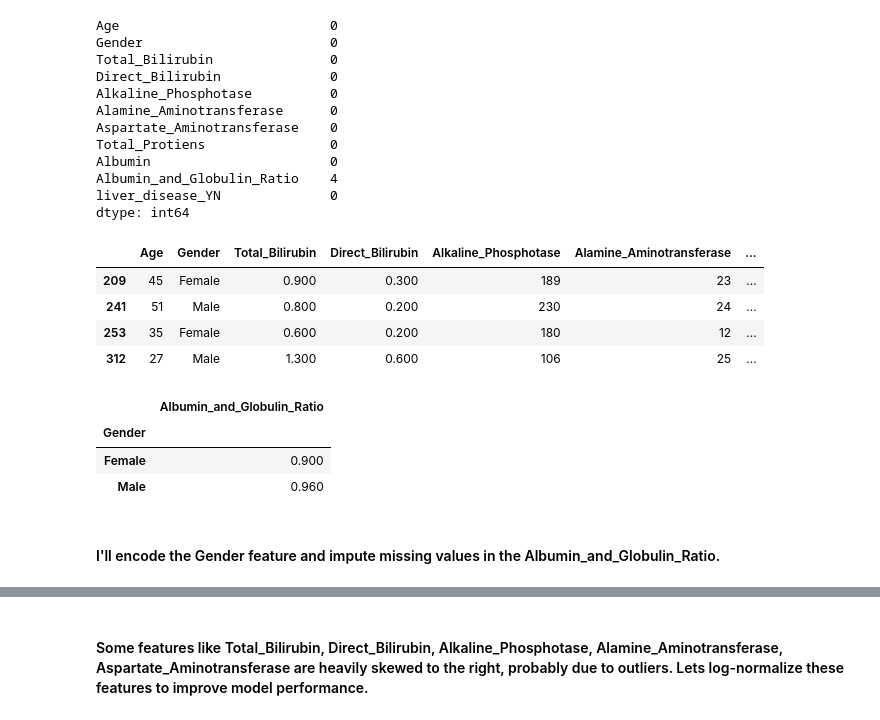
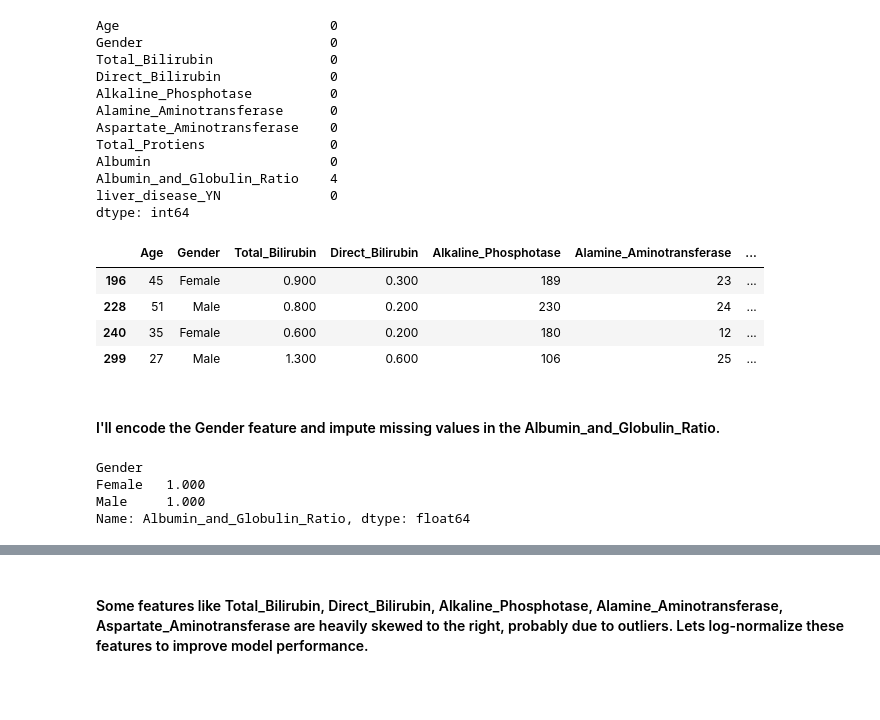
Before and after one commit to hantablack9/Indian-Liver-Patients-Classification, a Jupyter notebook: indian-liver-patients-classification.ipynb, the cells around one changed output, grey strips where cells are left out. Drawn from its saved outputs; the diff is of its cells as text; code cells hidden in the pictures; blank space fills up the shorter version.

```diff
--- a/indian-liver-patients-classification.ipynb
+++ b/indian-liver-patients-classification.ipynb
@@ -62,0 +67,3 @@ df = liv.copy()
+# %%
+print(df.duplicated().sum())
+df = df.drop_duplicates().reset_index().drop('index', axis = 1)
@@ -115,20 +118,14 @@ Albumin_and_Globulin_Ratio    4
 liver_disease_YN              0
 dtype: int64
 # %%
-df[df.Albumin_and_Globulin_Ratio.isna()]
+missing_df = df[df['Albumin_and_Globulin_Ratio'].isna()]
+missing_df
 # %% [output]
 |  | Age | Gender | Total_Bilirubin | Direct_Bilirubin | Alkaline_Phosphotase | Alamine_Aminotransferase | ... |
-| 209 | 45 | Female | 0.900 | 0.300 | 189 | 23 | ... |
-| 241 | 51 | Male | 0.800 | 0.200 | 230 | 24 | ... |
-| 253 | 35 | Female | 0.600 | 0.200 | 180 | 12 | ... |
-| 312 | 27 | Male | 1.300 | 0.600 | 106 | 25 | ... |
+| 196 | 45 | Female | 0.900 | 0.300 | 189 | 23 | ... |
+| 228 | 51 | Male | 0.800 | 0.200 | 230 | 24 | ... |
+| 240 | 35 | Female | 0.600 | 0.200 | 180 | 12 | ... |
+| 299 | 27 | Male | 1.300 | 0.600 | 106 | 25 | ... |
-# %%
-df.groupby('Gender').agg({'Albumin_and_Globulin_Ratio':'median'})
-# %% [output]
-|  | Albumin_and_Globulin_Ratio |
-| Gender |  |
-| Female | 0.900 |
-| Male | 0.960 |
 # %% [markdown]
 #### I'll encode the Gender feature and impute missing values in the Albumin_and_Globulin_Ratio.
 # %%
@@ -145,0 +134,7 @@ df = pd.DataFrame(df, columns = liv.columns)
+# %%
+df[df.liver_disease_YN == 0].groupby('Gender')['Albumin_and_Globulin_Ratio'].median()
+# %% [output]
+Gender
+Female   1.000
+Male     1.000
+Name: Albumin_and_Globulin_Ratio, dtype: float64
```
Also changed, not shown: parts of 43 cells of this notebook.
